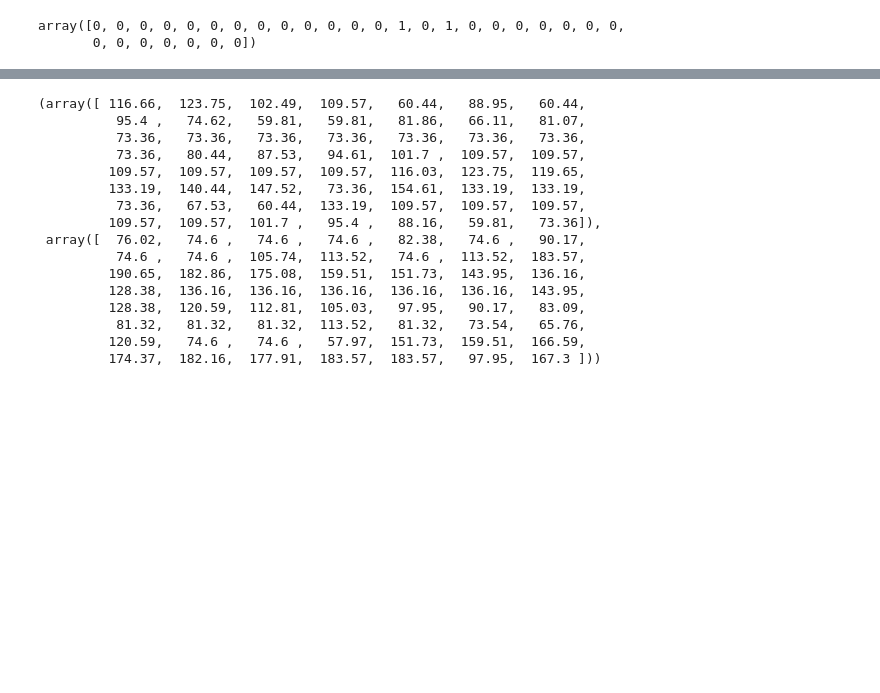
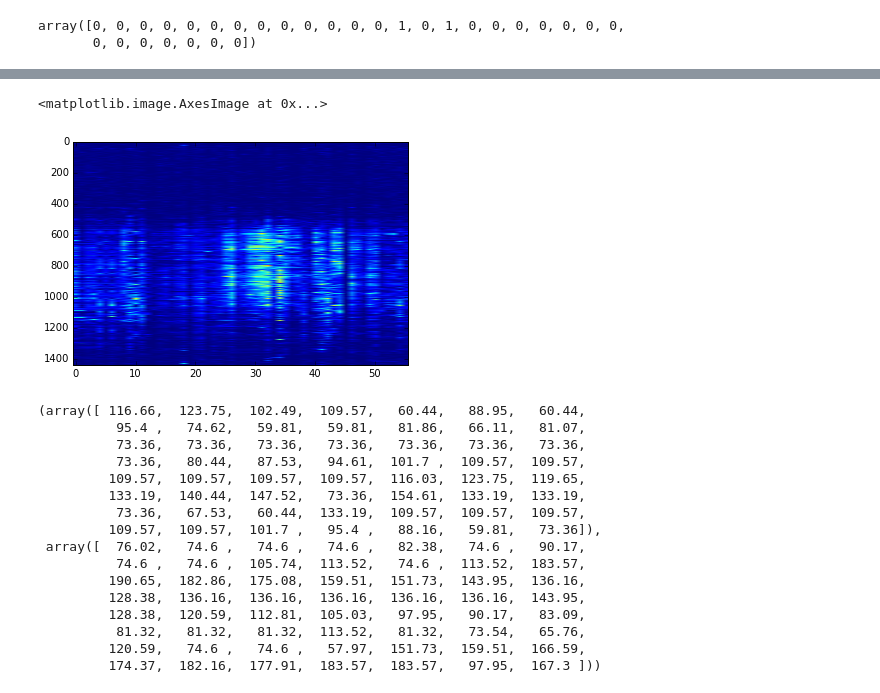
Before and after one commit to twkillian/humanflowanalytics, a Jupyter notebook: visualization_and_hackingTWK.ipynb, the cells around one changed output, grey strips where cells are left out. Cells and saved outputs as stored; diff of their text form; code cells hidden in the pictures; blank space fills up the shorter version.

```diff
--- a/visualization_and_hackingTWK.ipynb
+++ b/visualization_and_hackingTWK.ipynb
@@ -53,3 +71,8 @@ array([0, 0, 0, 0, 0, 0, 0, 0, 0, 0, 0, 0, 0, 1, 0, 1, 0, 0, 0, 0, 0, 0, 0,
+# %%
+plt.imshow(mean_tot_bySens,aspect='auto')
+# %% [output]
+<matplotlib.image.AxesImage at 0x...>
+[figure, added]
 # %%
 x, y = np.genfromtxt('data/sensor-coordinates.txt',delimiter=',',skip_header=1,usecols=(1,2),unpack=True)
 # %%
```
Also changed, not shown: parts of 3 cells of this notebook.
